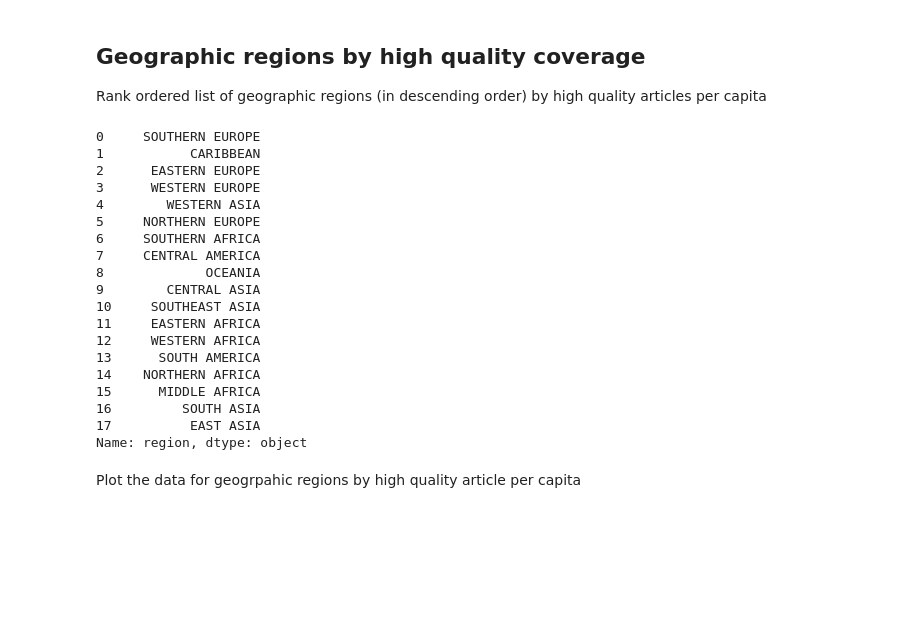
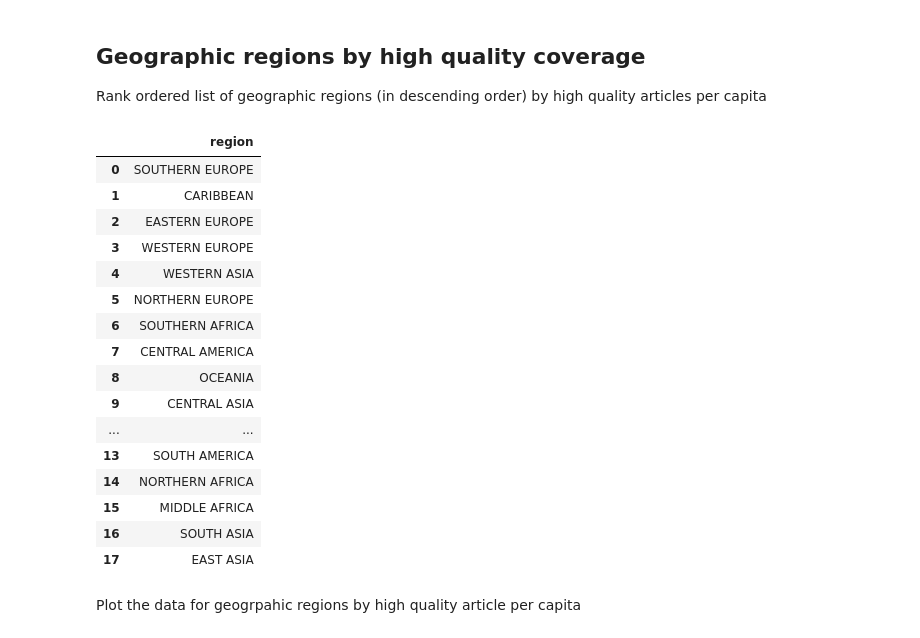
Before and after one commit to TharunKumarReddy5/data-512-homework_2, a Jupyter notebook: DATA 512 Homework 2 Tharun.ipynb, the cells around one changed output. Saved outputs shown, nothing was run; the diff lists cells and outputs as text; code cells hidden in the pictures; blank space fills up the shorter version.

```diff
--- a/DATA 512 Homework 2 Tharun.ipynb
+++ b/DATA 512 Homework 2 Tharun.ipynb
@@ -569,17 +544,18 @@ Calculate the high-quality-articles-per-population on a country and region basis
 ### Function to calculate the article-per-capita for high quality articles at both country and region level
 # %%
 def high_quality(data, grain = 'country'):
-  high_quality = data[(data['article_quality'] == 'FA') | (data['article_quality'] == 'GA')]
+  high_quality = data
+  high_quality['flag'] = np.where((data['article_quality'] == 'FA') | (data['article_quality'] == 'GA'), 1, 0)
   # Special conditions for region grain
   if grain == 'region':
-    high_quality = high_quality[['region', 'article_title']]
+    high_quality = high_quality[['region', 'flag']]
     reg_pop = enrich_region_population()
     high_quality = high_quality.merge(reg_pop, on = "region", how = "inner")
-    high_quality = high_quality.groupby(['region', 'population']).nunique().reset_index()
+    high_quality = high_quality.groupby(['region', 'population']).sum().reset_index()
   # Special conditions for country grain
   elif grain == 'country':
-    high_quality = high_quality[['country', 'population', 'article_title']].groupby(['country', 'population']).nunique().reset_index()
-  high_quality = high_quality.rename(columns = {'article_title': 'high_quality_articles'})
+    high_quality = high_quality[['country', 'population', 'flag']].groupby(['country', 'population']).sum().reset_index()
+  high_quality = high_quality.rename(columns = {'flag': 'high_quality_articles'})
   # per capita calculation for the high quality articles
   high_quality['quality_articles_per_capita'] = high_quality['high_quality_articles'] / (high_quality['population'] * 1000000)
   high_quality = high_quality.sort_values(by = ['quality_articles_per_capita'], ascending = False)
@@ -774,27 +767,25 @@ plt.savefig('/content/drive/MyDrive/MS Admission/Washington/GitHub/DataSciencePr
 Rank ordered list of geographic regions (in descending order) by high quality articles per capita
 # %%
 region_quality = region_high_quality[['region', 'quality_articles_per_capita']]
-region_quality['region']
+region_quality[['region']]
 # %% [output]
-0     SOUTHERN EUROPE
-1           CARIBBEAN
-2      EASTERN EUROPE
-3      WESTERN EUROPE
-4        WESTERN ASIA
-5     NORTHERN EUROPE
-6     SOUTHERN AFRICA
-7     CENTRAL AMERICA
-8             OCEANIA
-9        CENTRAL ASIA
-10     SOUTHEAST ASIA
-11     EASTERN AFRICA
-12     WESTERN AFRICA
-13      SOUTH AMERICA
-14    NORTHERN AFRICA
-15      MIDDLE AFRICA
-16         SOUTH ASIA
-17          EAST ASIA
-Name: region, dtype: object
+|  | region |
+| 0 | SOUTHERN EUROPE |
+| 1 | CARIBBEAN |
+| 2 | EASTERN EUROPE |
+| 3 | WESTERN EUROPE |
+| 4 | WESTERN ASIA |
+| 5 | NORTHERN EUROPE |
+| 6 | SOUTHERN AFRICA |
+| 7 | CENTRAL AMERICA |
+| 8 | OCEANIA |
+| 9 | CENTRAL ASIA |
+| ... | ... |
+| 13 | SOUTH AMERICA |
+| 14 | NORTHERN AFRICA |
+| 15 | MIDDLE AFRICA |
+| 16 | SOUTH ASIA |
+| 17 | EAST ASIA |
 # %% [markdown]
 Plot the data for geogrpahic regions by high quality article per capita
 # %%
```
Also changed, not shown: parts of 18 cells of this notebook, 2 other files.
